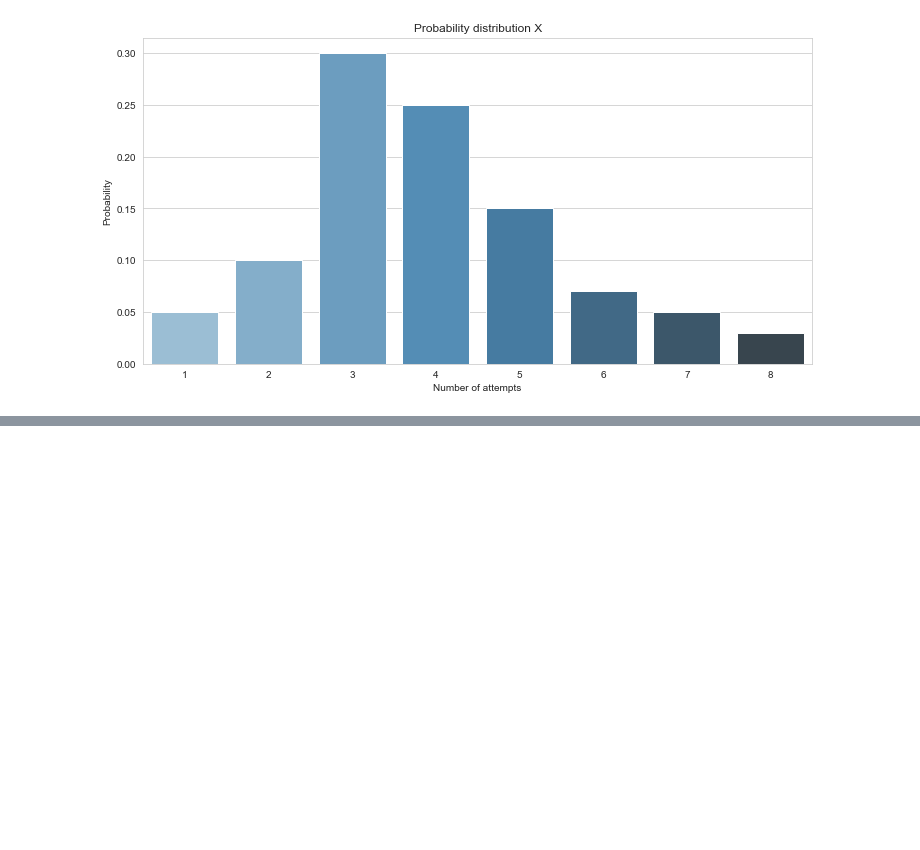
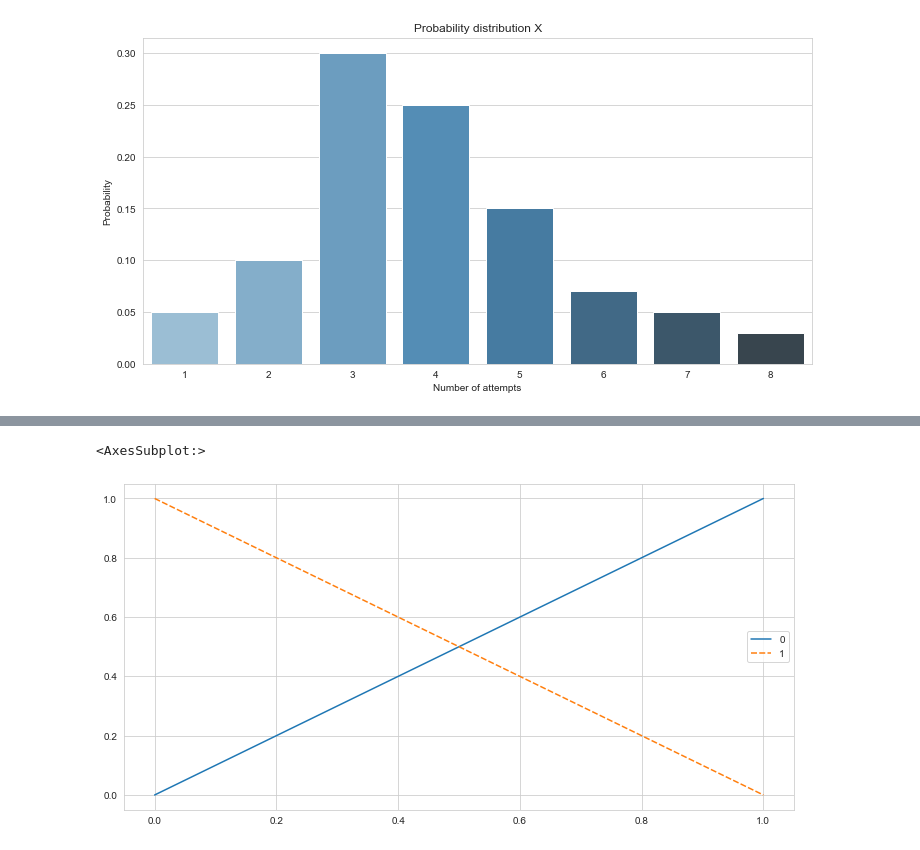
Before and after one commit to ekalachev/jupyter_charts, a Jupyter notebook: seaborn.ipynb, the cells around one changed output, grey strips where cells are left out. Saved outputs shown, nothing was run; the diff lists cells and outputs as text; code cells hidden in the pictures; blank space fills up the shorter version.

```diff
--- a/seaborn.ipynb
+++ b/seaborn.ipynb
@@ -29,0 +40,7 @@ plt.show()
+# %%
+basis = np.array([[0, 1], [1, 0]])
+# %%
+sns.lineplot(data=basis)
+# %% [output]
+<AxesSubplot:>
+[figure, added]
```
Also changed, not shown: parts of 2 cells of this notebook, 1 other file.
